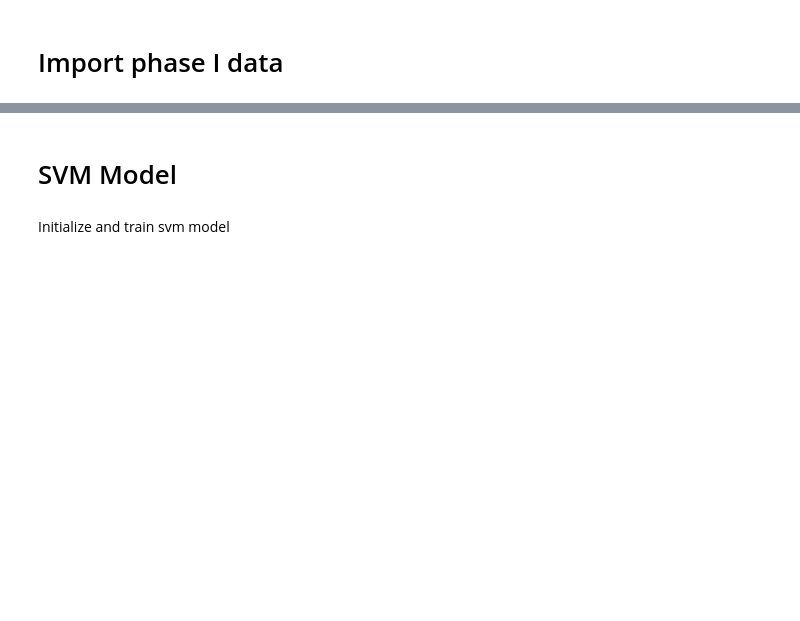
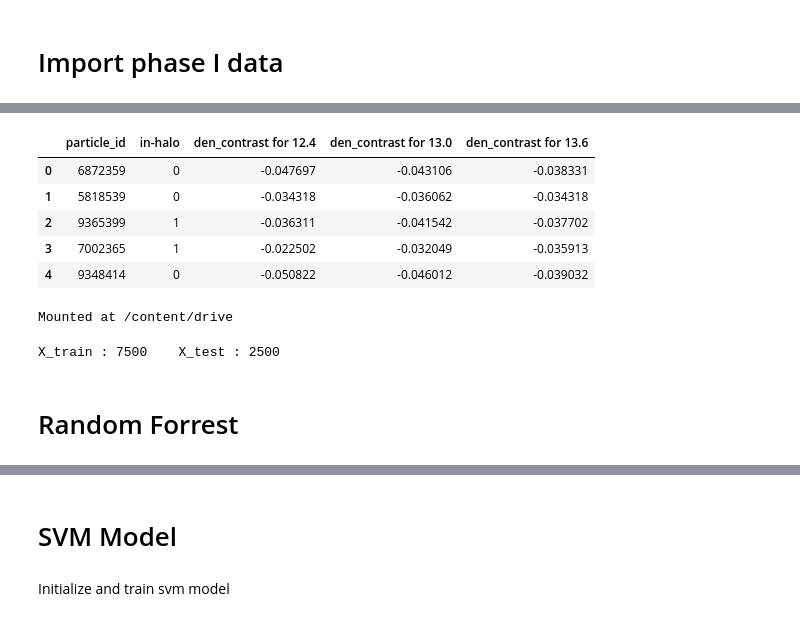
Before and after one commit to as2c/MLP---Cosmology, a Jupyter notebook: Optimization/Model_Evaluation.ipynb, the cells around one changed output, grey strips where cells are left out. Cells and saved outputs as stored; diff of their text form; code cells hidden in the pictures; blank space fills up the shorter version.

```diff
--- a/Optimization/Model_Evaluation.ipynb
+++ b/Optimization/Model_Evaluation.ipynb
@@ -33,0 +32,15 @@ SyntaxError: invalid syntax (Temp/ipykernel_10764/4245754019.py, line 1)
+# %%
+data = pd.read_csv(r'/content/drive/MyDrive/Project/density_contrast.csv')
+data.head()
+# %% [output]
+|  | particle_id | in-halo | den_contrast for 12.4 | den_contrast for 13.0 | den_contrast for 13.6 |
+| 0 | 6872359 | 0 | -0.047697 | -0.043106 | -0.038331 |
+| 1 | 5818539 | 0 | -0.034318 | -0.036062 | -0.034318 |
+| 2 | 9365399 | 1 | -0.036311 | -0.041542 | -0.037702 |
+| 3 | 7002365 | 1 | -0.022502 | -0.032049 | -0.035913 |
+| 4 | 9348414 | 0 | -0.050822 | -0.046012 | -0.039032 |
+# %%
+from google.colab import drive
+drive.mount('/content/drive')
+# %% [output]
+Mounted at /content/drive
@@ -33,0 +51,4 @@ SyntaxError: invalid syntax (Temp/ipykernel_10764/4245754019.py, line 1)
+# %%
+print('X_train :',len(X_train),'   X_test :',len(X_test))
+# %% [output]
+X_train : 7500    X_test : 2500
@@ -58,3 +83,5 @@ ns, nf = np.shape(X)
 # split data to train and test
 X_train, X_test, Y_train, Y_test = train_test_split(*shuffle(X, Y, n_samples = ns, random_state=0) , random_state=0, test_size =tst_size )
 # cross validation
+# %% [markdown]
+# Random Forrest
```
Also changed, not shown: parts of 15 cells of this notebook.
